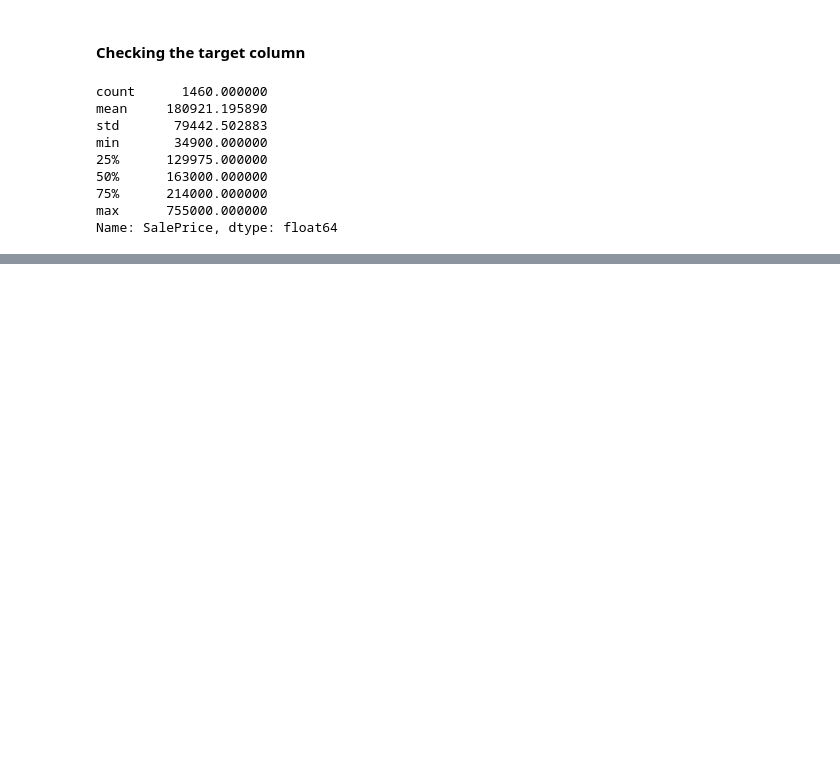
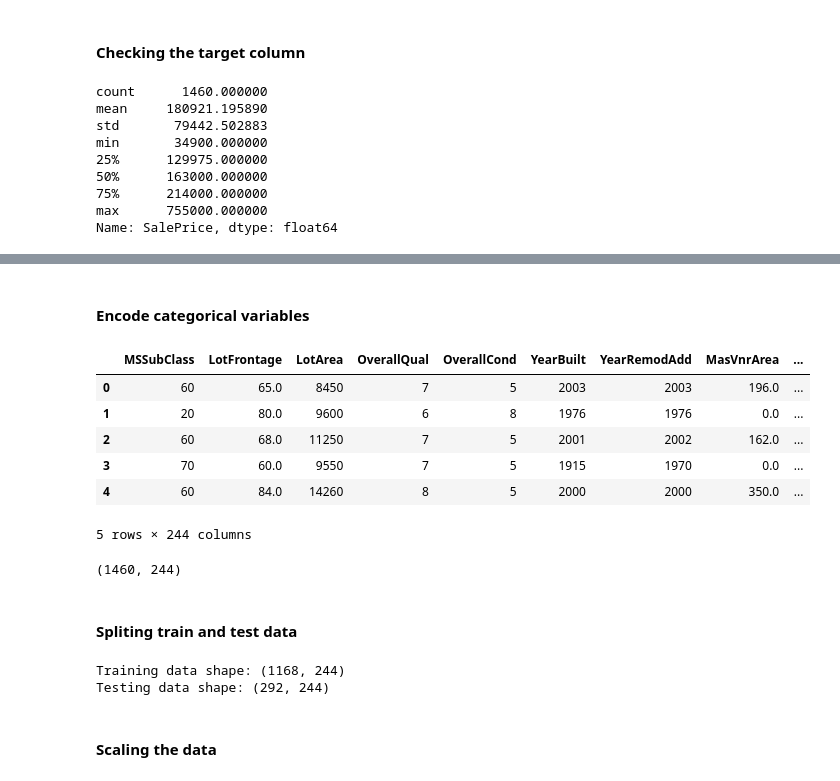
Before and after one commit to MohammadRafi21/House-Prices-Advanced-Regression, a Jupyter notebook: House_Price_Classification.ipynb, the cells around one changed output, grey strips where cells are left out. Drawn from its saved outputs; the diff is of its cells as text; code cells hidden in the pictures; blank space fills up the shorter version.

```diff
--- a/House_Price_Classification.ipynb
+++ b/House_Price_Classification.ipynb
@@ -61,0 +89,6 @@ Name: SalePrice, dtype: float64
+# %%
+# Drop original target and ID column
+X = df.drop(["SalePrice", "PriceCategory", "Id"], axis=1)
+
+# New classification target
+y = df["PriceCategory"]
@@ -61,0 +107,9 @@ Name: SalePrice, dtype: float64
+# %%
+## filling missing values
+
+# Fill missing numerical values with median
+X[numeric_cols] = X[numeric_cols].fillna(X[numeric_cols].median())
+
+# Fill missing categorical values with mode
+for col in categorical_cols:
+    X[col] = X[col].fillna(X[col].mode()[0])
@@ -61,0 +121,38 @@ Name: SalePrice, dtype: float64
+# %% [markdown]
+#### Encode categorical variables
+# %%
+# Convert categorical columns into numeric dummy variables
+X_encoded = pd.get_dummies(X, drop_first=True)
+
+X_encoded.head()
+# %% [output]
+|  | MSSubClass | LotFrontage | LotArea | OverallQual | OverallCond | YearBuilt | YearRemodAdd | MasVnrArea | ... |
+| 0 | 60 | 65.0 | 8450 | 7 | 5 | 2003 | 2003 | 196.0 | ... |
+| 1 | 20 | 80.0 | 9600 | 6 | 8 | 1976 | 1976 | 0.0 | ... |
+| 2 | 60 | 68.0 | 11250 | 7 | 5 | 2001 | 2002 | 162.0 | ... |
+| 3 | 70 | 60.0 | 9550 | 7 | 5 | 1915 | 1970 | 0.0 | ... |
+| 4 | 60 | 84.0 | 14260 | 8 | 5 | 2000 | 2000 | 350.0 | ... |
+5 rows × 244 columns
+# %%
+X_encoded.shape
+# %% [output]
+(1460, 244)
+# %% [markdown]
+#### Spliting train and test data
+# %%
+# Split into training and testing sets
+X_train, X_test, y_train, y_test = train_test_split(
+    X_encoded,
+    y,
+    test_size=0.2,
+    random_state=42,
+    stratify=y
+)
+
+print("Training data shape:", X_train.shape)
+print("Testing data shape:", X_test.shape)
+# %% [output]
+Training data shape: (1168, 244)
+Testing data shape: (292, 244)
+# %% [markdown]
+#### Scaling the data
```
Also changed, not shown: parts of 8 cells of this notebook.
